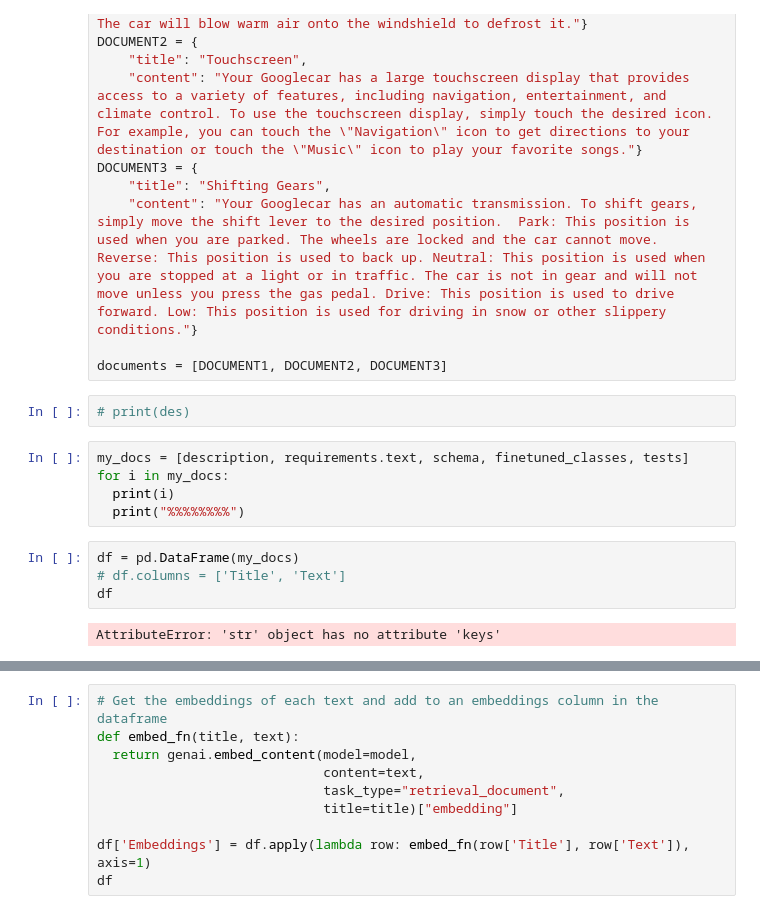
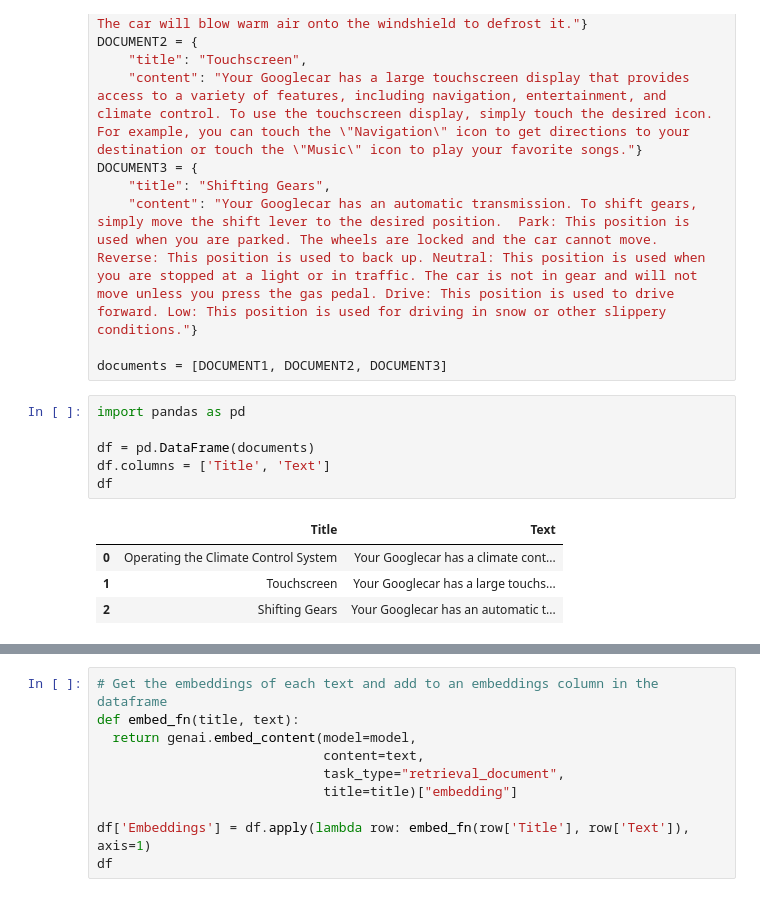
Before and after one commit to treezy254/Data-science, a Jupyter notebook: v2.ipynb, the cells around one changed output, grey strips where cells are left out. Drawn from its saved outputs; the diff is of its cells as text.

```diff
--- a/v2.ipynb
+++ b/v2.ipynb
@@ -1162,16 +1084,14 @@ DOCUMENT3 = {
     "content": "Your Googlecar has an automatic transmission. To shift gears, simply move the shift lever to the desired position.  Park: This position is used when you are parked. The wheels are locked and the car cannot move. Reverse: This position is used to back up. Neutral: This position is used when you are stopped at a light or in traffic. The car is not in gear and will not move unless you press the gas pedal. Drive: This position is used to drive forward. Low: This position is used for driving in snow or other slippery conditions."}
 
 documents = [DOCUMENT1, DOCUMENT2, DOCUMENT3]
-# %%
-# print(des)
-# %%
-my_docs = [description, requirements.text, schema, finetuned_classes, tests]
-for i in my_docs:
-  print(i)
-  print("%%%%%%%%")
 # %%
-df = pd.DataFrame(my_docs)
-# df.columns = ['Title', 'Text']
+import pandas as pd
+
+df = pd.DataFrame(documents)
+df.columns = ['Title', 'Text']
 df
 # %% [output]
-AttributeError: 'str' object has no attribute 'keys'
+|  | Title | Text |
+| 0 | Operating the Climate Control System | Your Googlecar has a climate cont... |
+| 1 | Touchscreen | Your Googlecar has a large touchs... |
+| 2 | Shifting Gears | Your Googlecar has an automatic t... |
```
Also changed, not shown: parts of 32 cells of this notebook.
